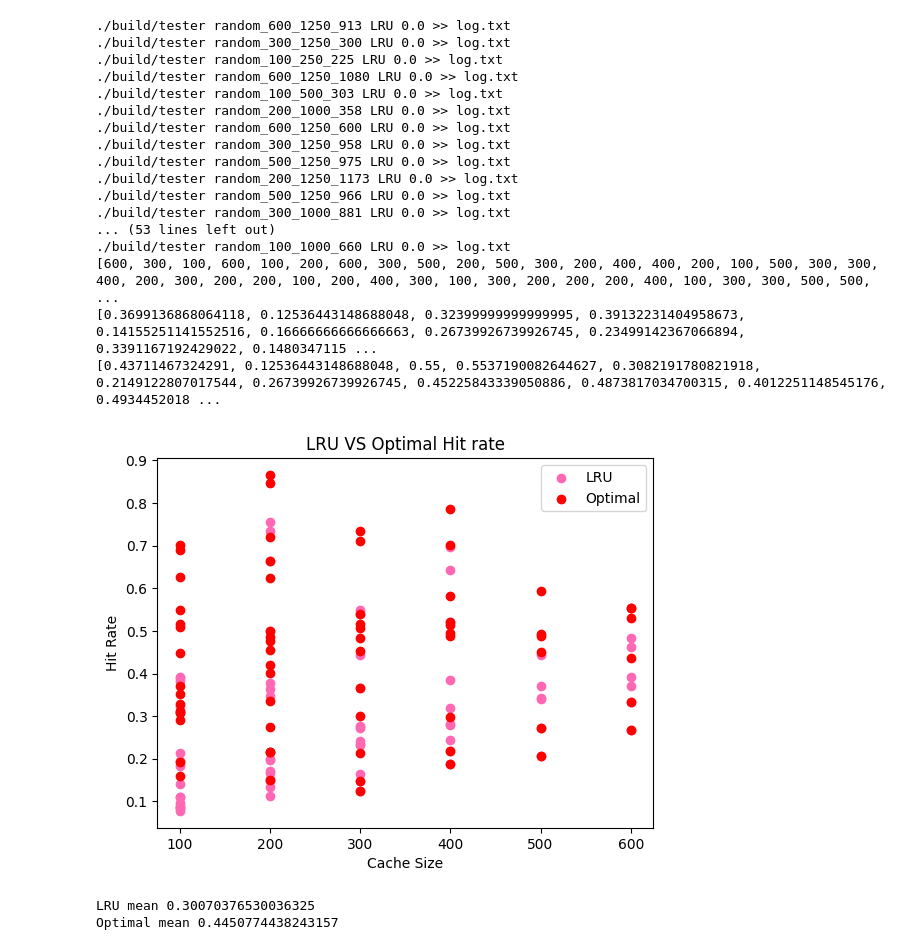
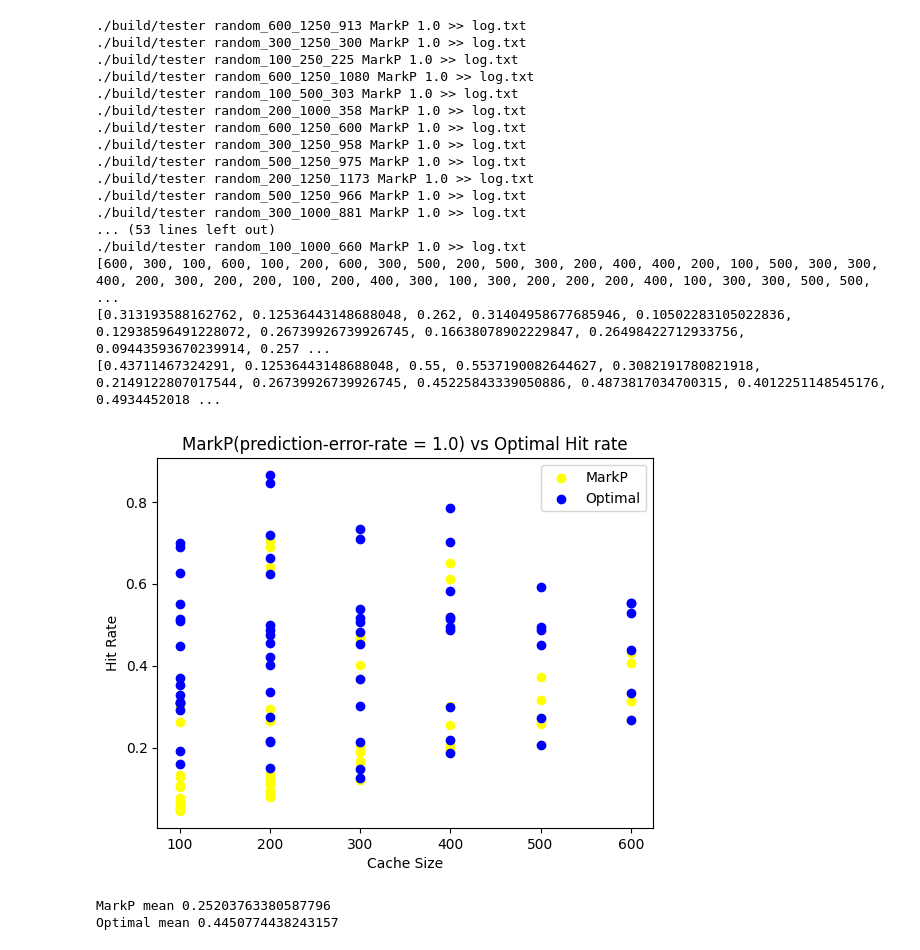
Before and after one commit to Dashy-Dolphin/Simulator, a Jupyter notebook: output.ipynb, the cells around one changed output. Saved outputs shown, nothing was run; the diff lists cells and outputs as text; code cells hidden in the pictures.

Commit message:
"plotting completed"

```diff
--- a/output.ipynb
+++ b/output.ipynb
@@ -2,9 +2,9 @@
 import os
 import subprocess as sp
 input_dir = "input/"
-cache_mode = "LRU"
+cache_mode = "MarkP"
 output_dir = "./output/"
-error = "0.0"
+error = "1.0"
 #<workloadname>_<cache_size_for_predictions>_<max_page_id>_<misses for optimal algorithm>.
 # <no_of_unique_requests>,<total_number_of_requests> and <total_number_of_misses>
 #list all files in input directory
@@ -40,40 +40,41 @@ print(x)
 print(y1)
 print(y2)
 # %% [output]
-./build/tester random_600_1250_913 LRU 0.0 >> log.txt
-./build/tester random_300_1250_300 LRU 0.0 >> log.txt
-./build/tester random_100_250_225 LRU 0.0 >> log.txt
-./build/tester random_600_1250_1080 LRU 0.0 >> log.txt
-./build/tester random_100_500_303 LRU 0.0 >> log.txt
-./build/tester random_200_1000_358 LRU 0.0 >> log.txt
-./build/tester random_600_1250_600 LRU 0.0 >> log.txt
-./build/tester random_300_1250_958 LRU 0.0 >> log.txt
-./build/tester random_500_1250_975 LRU 0.0 >> log.txt
-./build/tester random_200_1250_1173 LRU 0.0 >> log.txt
-./build/tester random_500_1250_966 LRU 0.0 >> log.txt
-./build/tester random_300_1000_881 LRU 0.0 >> log.txt
+./build/tester random_600_1250_913 MarkP 1.0 >> log.txt
+./build/tester random_300_1250_300 MarkP 1.0 >> log.txt
+./build/tester random_100_250_225 MarkP 1.0 >> log.txt
+./build/tester random_600_1250_1080 MarkP 1.0 >> log.txt
+./build/tester random_100_500_303 MarkP 1.0 >> log.txt
+./build/tester random_200_1000_358 MarkP 1.0 >> log.txt
+./build/tester random_600_1250_600 MarkP 1.0 >> log.txt
+./build/tester random_300_1250_958 MarkP 1.0 >> log.txt
+./build/tester random_500_1250_975 MarkP 1.0 >> log.txt
+./build/tester random_200_1250_1173 MarkP 1.0 >> log.txt
+./build/tester random_500_1250_966 MarkP 1.0 >> log.txt
+./build/tester random_300_1000_881 MarkP 1.0 >> log.txt
 ... (53 lines left out)
-./build/tester random_100_1000_660 LRU 0.0 >> log.txt
+./build/tester random_100_1000_660 MarkP 1.0 >> log.txt
 [600, 300, 100, 600, 100, 200, 600, 300, 500, 200, 500, 300, 200, 400, 400, 200, 100, 500, 300, 300, 400, 200, 300, 200, 200, 100, 200, 400, 300, 100, 300, 200, 200, 200, 400, 100, 300, 300, 500, 500, ...
-[0.3699136868064118, 0.12536443148688048, 0.32399999999999995, 0.39132231404958673, 0.14155251141552516, 0.16666666666666663, 0.26739926739926745, 0.23499142367066894, 0.3391167192429022, 0.1480347115 ...
+[0.313193588162762, 0.12536443148688048, 0.262, 0.31404958677685946, 0.10502283105022836, 0.12938596491228072, 0.26739926739926745, 0.16638078902229847, 0.26498422712933756, 0.09443593670239914, 0.257 ...
 [0.43711467324291, 0.12536443148688048, 0.55, 0.5537190082644627, 0.3082191780821918, 0.2149122807017544, 0.26739926739926745, 0.45225843339050886, 0.4873817034700315, 0.4012251148545176, 0.4934452018 ...
 # %%
 import matplotlib.pyplot as plt
 
 
 plt.xlabel("Cache Size")
 plt.ylabel("Hit Rate")
-plt.scatter(x,y1,color = 'hotpink',label = "LRU")
-plt.scatter(x,y2,color ="r",label = "Optimal")
+plt.scatter(x,y1,color = '#FFFF00',label = "MarkP")
+plt.scatter(x,y2,color ="#0000FF",label = "Optimal")
 plt.legend()
-plt.title("LRU VS Optimal Hit rate")
+
 
 plot_dir = "plots/"
-plot_name = "LRU vs Optimal"
-plt.savefig(plot_dir+plot_name)
+plot_name = "MarkP(prediction-error-rate = " + str(error) + ") vs Optimal"
+plt.title(plot_name + " Hit rate")
+plt.savefig(plot_dir+plot_name + ".png",format = "png")
 # plt.show()
 # %% [output]
-[figure, old version]
+[figure, new version]
 # %%
 import numpy as np
 
@@ -83,10 +84,10 @@ mean_file = "mean.txt"
 
 fp = open(mean_file,"a")
 
-print("LRU mean", np.mean(y1))
+print("MarkP mean", np.mean(y1))
 print("Optimal mean", np.mean(y2))
 fp.write(plot_name + str(",") + str(np.mean(y1))+ "," + str(np.mean(y2)) + "\n")
 fp.close()
 # %% [output]
-LRU mean 0.30070376530036325
+MarkP mean 0.25203763380587796
 Optimal mean 0.4450774438243157
```
Also changed, not shown: parts of 1 cell of this notebook.
